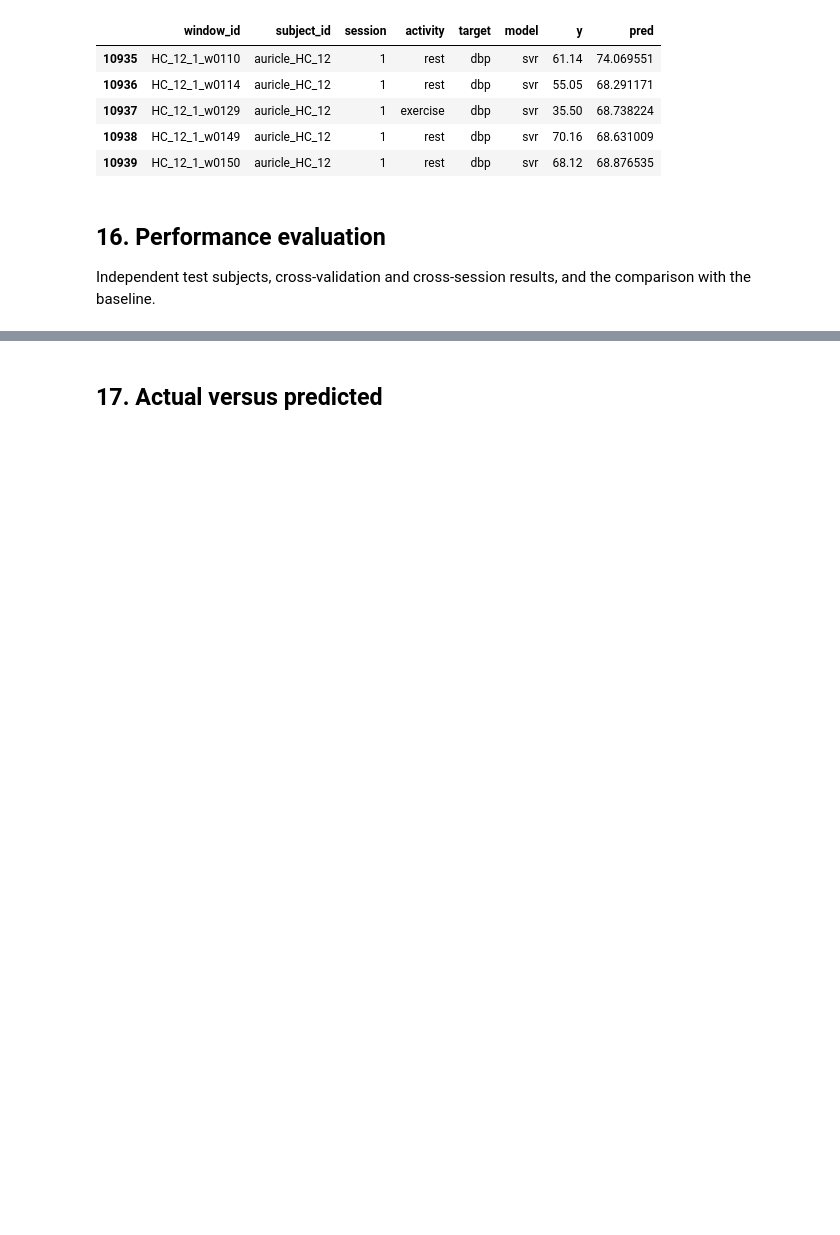
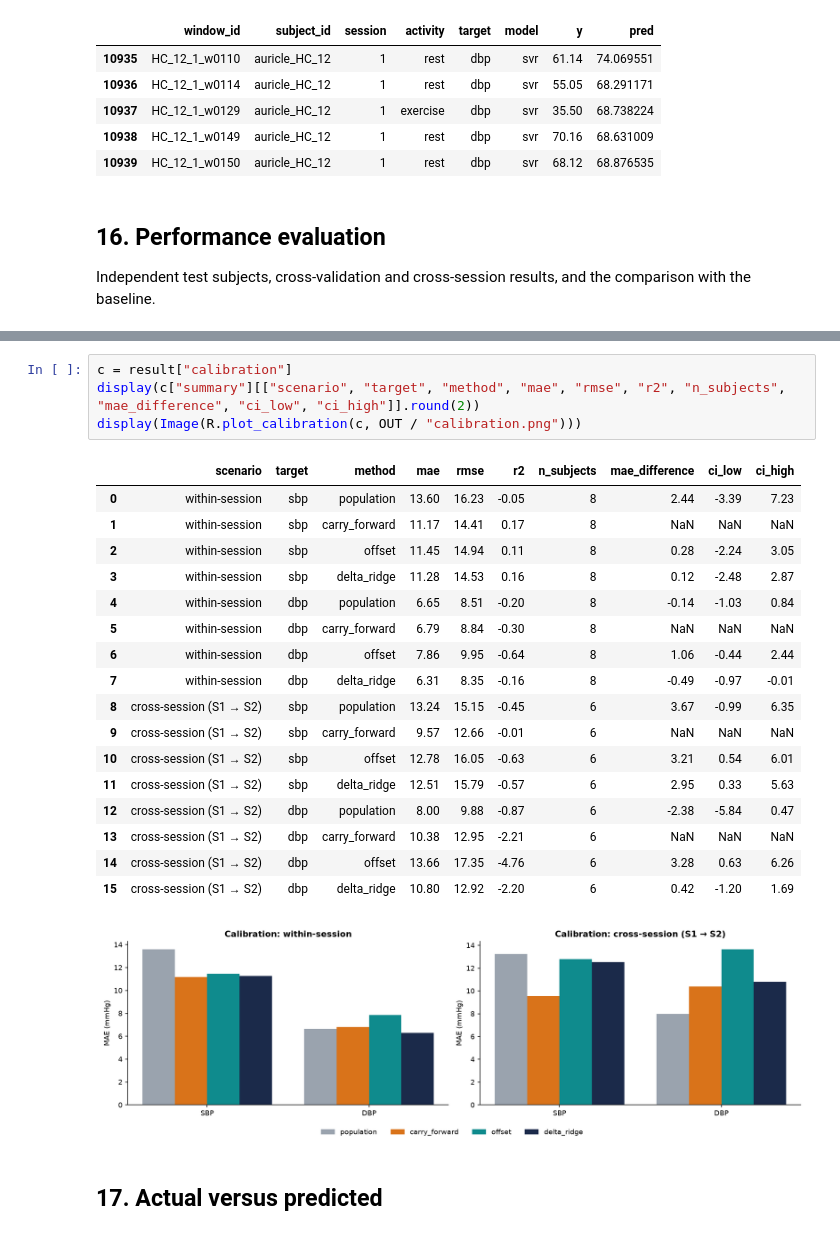
Before and after one commit to obstinix/RakshPulse, a Jupyter notebook: notebooks/RakshPulse_Complete_ML.ipynb, the cells around one changed output, grey strips where cells are left out. Cells and saved outputs as stored; diff of their text form; blank space fills up the shorter version.

```diff
--- a/notebooks/RakshPulse_Complete_ML.ipynb
+++ b/notebooks/RakshPulse_Complete_ML.ipynb
@@ -374,3 +412,26 @@ display(result["cross_session"].round(3))
+# %%
+c = result["calibration"]
+display(c["summary"][["scenario", "target", "method", "mae", "rmse", "r2", "n_subjects", "mae_difference", "ci_low", "ci_high"]].round(2))
+display(Image(R.plot_calibration(c, OUT / "calibration.png")))
+# %% [output]
+|  | scenario | target | method | mae | rmse | r2 | n_subjects | mae_difference | ci_low | ci_high |
+| 0 | within-session | sbp | population | 13.60 | 16.23 | -0.05 | 8 | 2.44 | -3.39 | 7.23 |
+| 1 | within-session | sbp | carry_forward | 11.17 | 14.41 | 0.17 | 8 | NaN | NaN | NaN |
+| 2 | within-session | sbp | offset | 11.45 | 14.94 | 0.11 | 8 | 0.28 | -2.24 | 3.05 |
+| 3 | within-session | sbp | delta_ridge | 11.28 | 14.53 | 0.16 | 8 | 0.12 | -2.48 | 2.87 |
+| 4 | within-session | dbp | population | 6.65 | 8.51 | -0.20 | 8 | -0.14 | -1.03 | 0.84 |
+| 5 | within-session | dbp | carry_forward | 6.79 | 8.84 | -0.30 | 8 | NaN | NaN | NaN |
+| 6 | within-session | dbp | offset | 7.86 | 9.95 | -0.64 | 8 | 1.06 | -0.44 | 2.44 |
+| 7 | within-session | dbp | delta_ridge | 6.31 | 8.35 | -0.16 | 8 | -0.49 | -0.97 | -0.01 |
+| 8 | cross-session (S1 → S2) | sbp | population | 13.24 | 15.15 | -0.45 | 6 | 3.67 | -0.99 | 6.35 |
+| 9 | cross-session (S1 → S2) | sbp | carry_forward | 9.57 | 12.66 | -0.01 | 6 | NaN | NaN | NaN |
+| 10 | cross-session (S1 → S2) | sbp | offset | 12.78 | 16.05 | -0.63 | 6 | 3.21 | 0.54 | 6.01 |
+| 11 | cross-session (S1 → S2) | sbp | delta_ridge | 12.51 | 15.79 | -0.57 | 6 | 2.95 | 0.33 | 5.63 |
+| 12 | cross-session (S1 → S2) | dbp | population | 8.00 | 9.88 | -0.87 | 6 | -2.38 | -5.84 | 0.47 |
+| 13 | cross-session (S1 → S2) | dbp | carry_forward | 10.38 | 12.95 | -2.21 | 6 | NaN | NaN | NaN |
+| 14 | cross-session (S1 → S2) | dbp | offset | 13.66 | 17.35 | -4.76 | 6 | 3.28 | 0.63 | 6.26 |
+| 15 | cross-session (S1 → S2) | dbp | delta_ridge | 10.80 | 12.92 | -2.20 | 6 | 0.42 | -1.20 | 1.69 |
+[figure, added]
 # %% [markdown]
 ## 17. Actual versus predicted
 # %%
```
Also changed, not shown: parts of 7 cells of this notebook, 1 other file.
